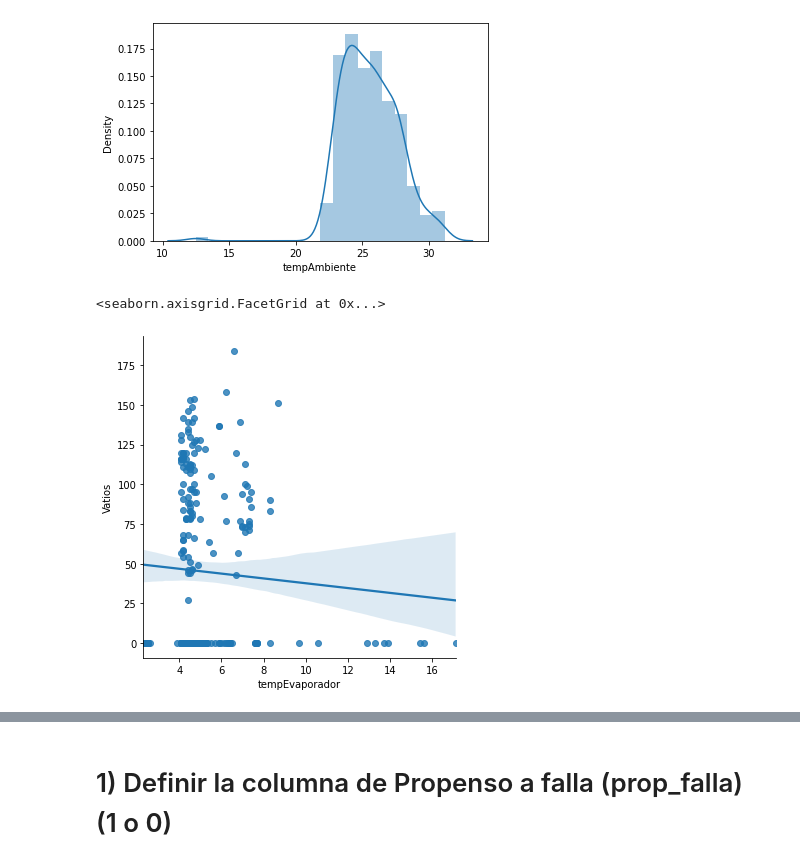
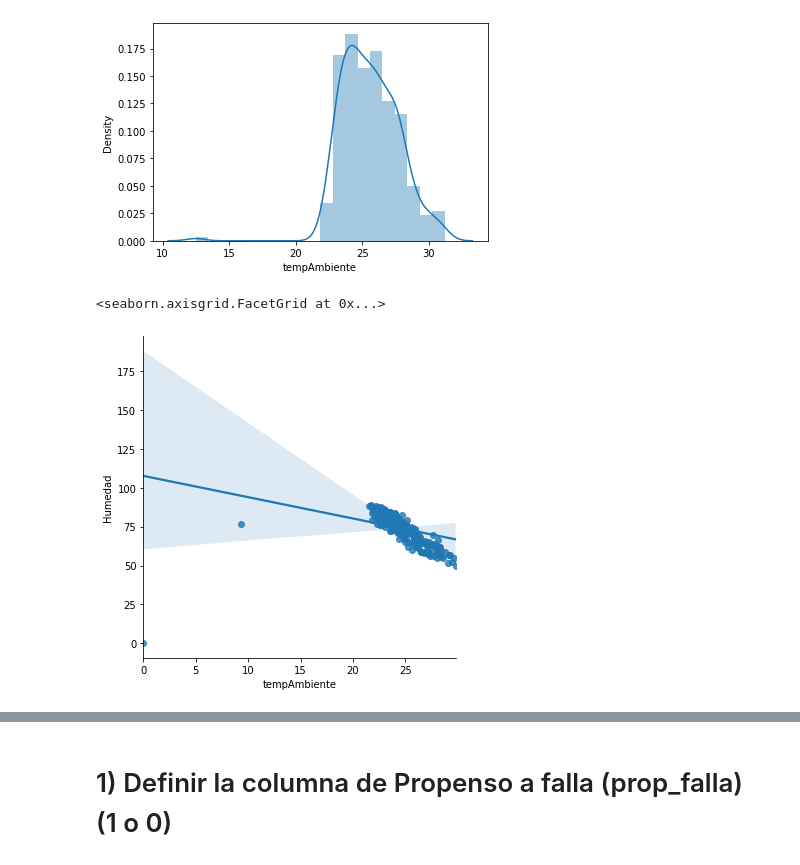
Before and after one commit to ingeniero1Sincron/Talento4.0_SincronSAS, a Jupyter notebook: Proyecto - Sincron_Final.ipynb, the cells around one changed output, grey strips where cells are left out. Saved outputs shown, nothing was run; the diff lists cells and outputs as text; code cells hidden in the pictures.

```diff
--- a/Proyecto - Sincron_Final.ipynb
+++ b/Proyecto - Sincron_Final.ipynb
@@ -136,10 +136,10 @@ distplot(dfEquipo24.tempAmbiente)
 [figure]
 # %%
 dfEquipo25=df[(df.idEquipo == 25)]
-lmplot(x="tempEvaporador", y="Vatios", data=dfEquipo25)
+lmplot(x="tempAmbiente", y="Humedad", data=dfEquipo25)
 # %% [output]
 <seaborn.axisgrid.FacetGrid at 0x...>
-[figure, old version]
+[figure, new version]
 # %%
 dfEquipo26=df[(df.idEquipo == 26 )]
 sns.lineplot(x="Hora", y="tempAmbiente",
```
Also changed, not shown: parts of 23 cells of this notebook.
